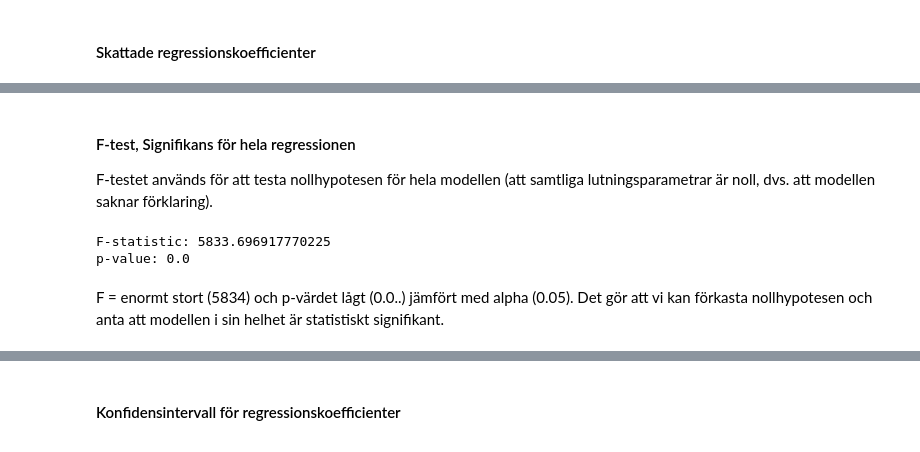
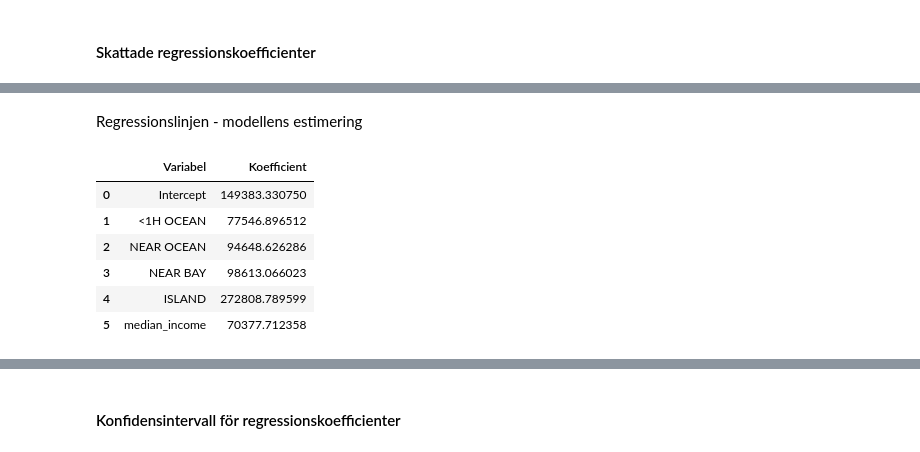
Before and after one commit to F-Degerman/statistical-methods-FANNY-DEGERMAN, a Jupyter notebook: Laboration-Statistik/housing_linear_regression_analysis.ipynb, the cells around one changed output, grey strips where cells are left out. Cells and saved outputs as stored; diff of their text form; code cells hidden in the pictures.

```diff
--- a/Laboration-Statistik/housing_linear_regression_analysis.ipynb
+++ b/Laboration-Statistik/housing_linear_regression_analysis.ipynb
@@ -444,14 +424,19 @@ Detta visar en **tydlig geografisk påverkan** på huspriser, där kustnära lä
-# %% [markdown]
-#### F-test, Signifikans för hela regressionen
-
-F-testet används för att testa nollhypotesen för hela modellen (att samtliga lutningsparametrar är noll,
-dvs. att modellen saknar förklaring).
-# %%
-F_stat, p_val = model.f_test()
-print("F-statistic:", F_stat)
-print("p-value:", p_val)
-# %% [output]
-F-statistic: 5833.696917770225
-p-value: 0.0
-# %% [markdown]
-F = enormt stort (5834) och p-värdet lågt (0.0..) jämfört med alpha (0.05). Det gör att vi kan förkasta nollhypotesen och anta att modellen i sin helhet är statistiskt signifikant.
+# %% [markdown]
+Regressionslinjen - modellens estimering
+# %%
+for name, coef in zip(X.columns, model.b):
+
+    coef_table = pd.DataFrame({
+        "Variabel": X.columns,
+        "Koefficient": model.b
+    })
+
+coef_table
+# %% [output]
+|  | Variabel | Koefficient |
+| 0 | Intercept | 149383.330750 |
+| 1 | <1H OCEAN | 77546.896512 |
+| 2 | NEAR OCEAN | 94648.626286 |
+| 3 | NEAR BAY | 98613.066023 |
+| 4 | ISLAND | 272808.789599 |
+| 5 | median_income | 70377.712358 |
```
Also changed, not shown: parts of 40 cells of this notebook, 1 other file.
